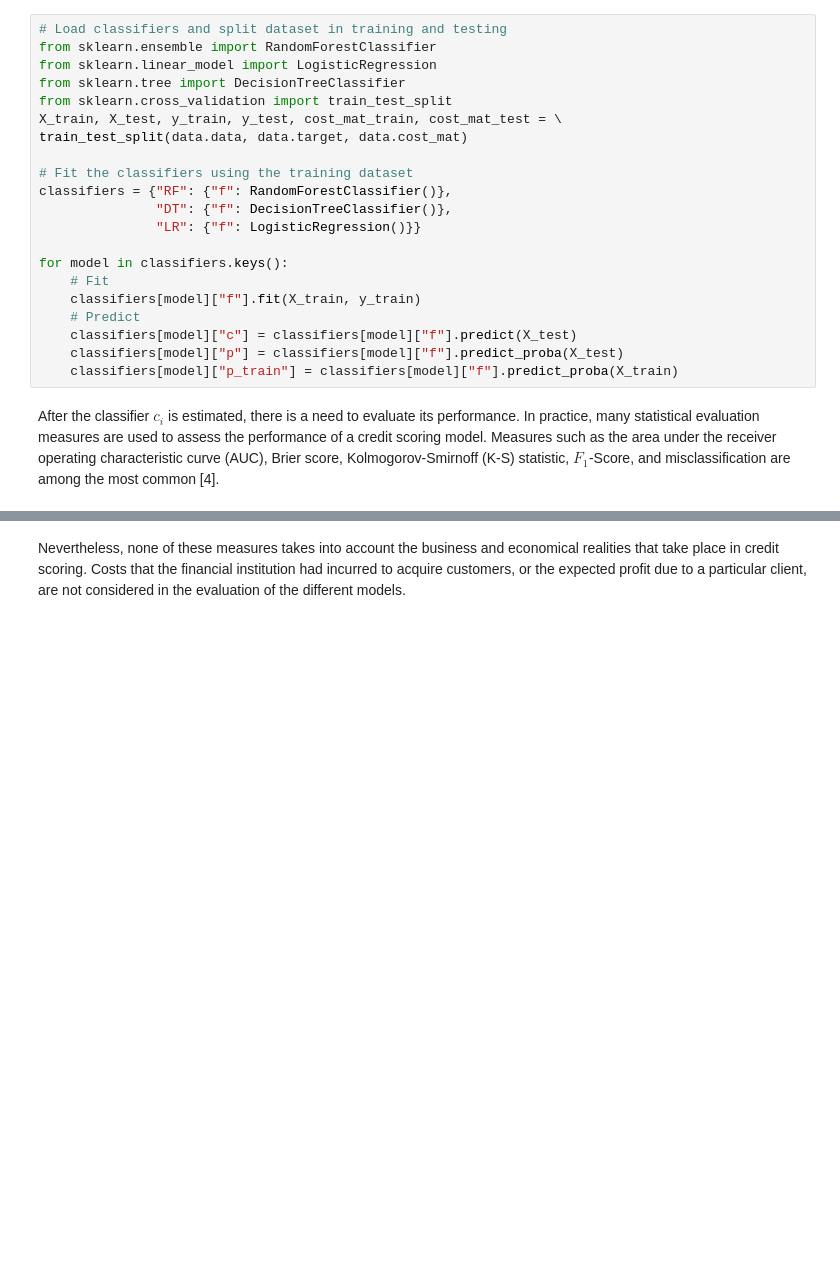
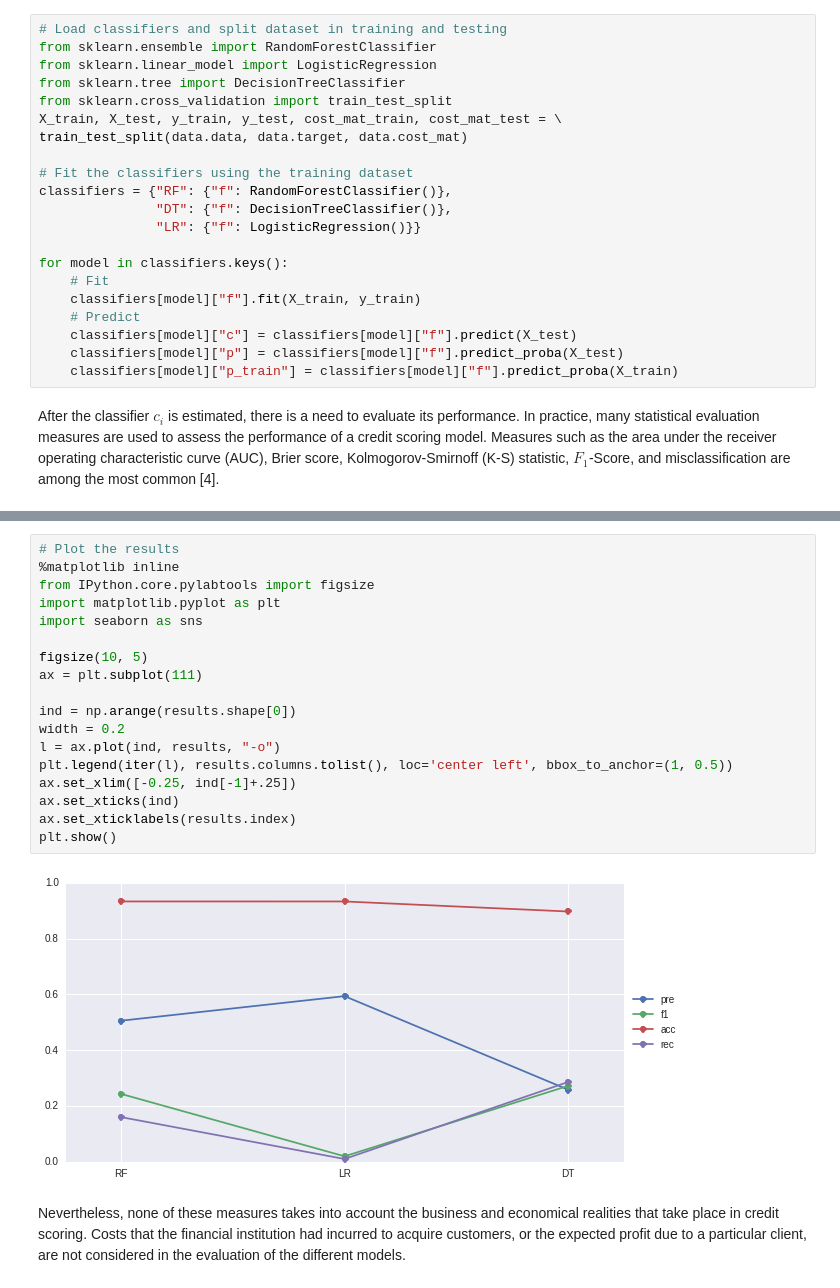
Before and after one commit to albahnsen/CostSensitiveClassification, a Jupyter notebook: doc/tutorial/tutorial_edcs_credit_scoring.ipynb, the cells around one changed output, grey strips where cells are left out. Saved outputs shown, nothing was run; the diff lists cells and outputs as text; blank space fills up the shorter version.

```diff
--- a/doc/tutorial/tutorial_edcs_credit_scoring.ipynb
+++ b/doc/tutorial/tutorial_edcs_credit_scoring.ipynb
@@ -104,3 +103,23 @@ DT  0.251033  0.270859  0.895675  0.294086
+# %%
+# Plot the results
+%matplotlib inline
+from IPython.core.pylabtools import figsize
+import matplotlib.pyplot as plt
+import seaborn as sns
+
+figsize(10, 5)
+ax = plt.subplot(111)
+
+ind = np.arange(results.shape[0])
+width = 0.2
+l = ax.plot(ind, results, "-o")
+plt.legend(iter(l), results.columns.tolist(), loc='center left', bbox_to_anchor=(1, 0.5))
+ax.set_xlim([-0.25, ind[-1]+.25])
+ax.set_xticks(ind)
+ax.set_xticklabels(results.index)
+plt.show()
+# %% [output]
+[figure, added]
 # %% [markdown]
   Nevertheless, none of these measures takes into account the
   business and economical realities that take place in credit scoring. Costs that the financial
```
Also changed, not shown: parts of 22 cells of this notebook.
